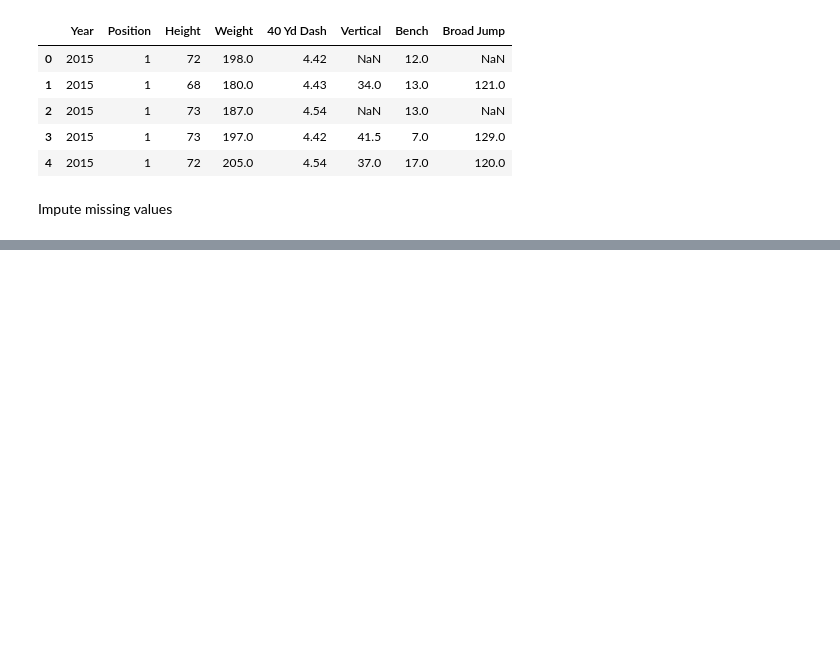
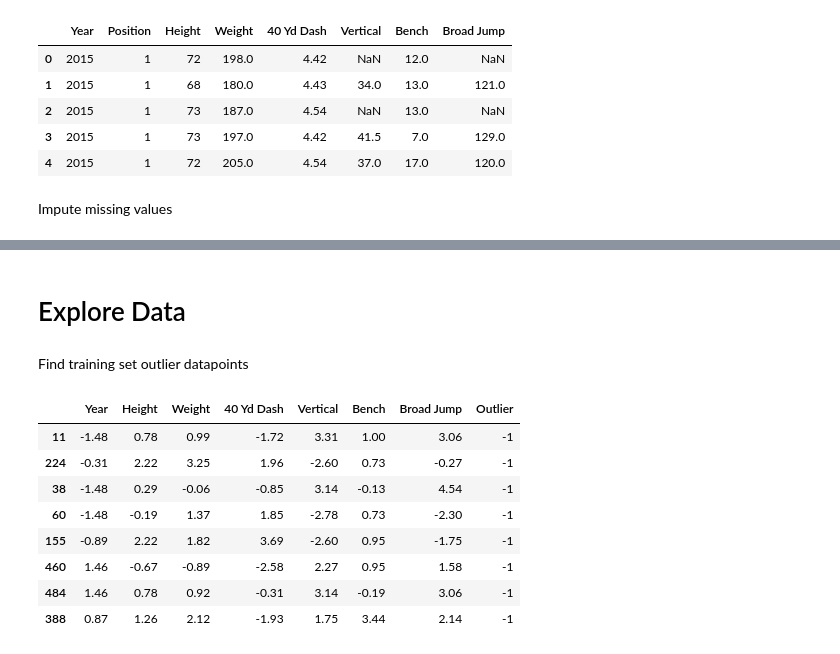
Before and after one commit to blantj/NFL_Position_Classification, a Jupyter notebook: Modeling.ipynb, the cells around one changed output, grey strips where cells are left out. Saved outputs shown, nothing was run; the diff lists cells and outputs as text; code cells hidden in the pictures; blank space fills up the shorter version.

```diff
--- a/Modeling.ipynb
+++ b/Modeling.ipynb
@@ -123,0 +188,31 @@ Impute missing values
+# %% [markdown]
+# Explore Data
+# %% [markdown]
+Find training set outlier datapoints
+# %%
+outlier_x = df.drop(columns='Position')
+outlier_y = df['Position']
+outlier_x_train, outlier_x_test, outlier_y_train, outlier_y_test = train_test_split(outlier_x, outlier_y,
+                                                                                    test_size=0.2, random_state=91)
+
+outlier_ss = StandardScaler()
+outlier_ss.fit(outlier_x_train)
+outlier_x_train = pd.DataFrame(outlier_ss.transform(outlier_x_train), columns=outlier_x_train.columns,
+                              index=outlier_x_train.index)
+outlier_x_test = pd.DataFrame(outlier_ss.transform(outlier_x_test), columns=outlier_x_test.columns,
+                             index=outlier_x_test.index)
+
+isf = IsolationForest(contamination=.02)
+isf.fit(outlier_x_train)
+outlier_x_train['Outlier'] = isf.predict(outlier_x_train)
+outlier_x_train[outlier_x_train['Outlier']==-1].round(2)
+# %% [output]
+|  | Year | Height | Weight | 40 Yd Dash | Vertical | Bench | Broad Jump | Outlier |
+| 11 | -1.48 | 0.78 | 0.99 | -1.72 | 3.31 | 1.00 | 3.06 | -1 |
+| 224 | -0.31 | 2.22 | 3.25 | 1.96 | -2.60 | 0.73 | -0.27 | -1 |
+| 38 | -1.48 | 0.29 | -0.06 | -0.85 | 3.14 | -0.13 | 4.54 | -1 |
+| 60 | -1.48 | -0.19 | 1.37 | 1.85 | -2.78 | 0.73 | -2.30 | -1 |
+| 155 | -0.89 | 2.22 | 1.82 | 3.69 | -2.60 | 0.95 | -1.75 | -1 |
+| 460 | 1.46 | -0.67 | -0.89 | -2.58 | 2.27 | 0.95 | 1.58 | -1 |
+| 484 | 1.46 | 0.78 | 0.92 | -0.31 | 3.14 | -0.19 | 3.06 | -1 |
+| 388 | 0.87 | 1.26 | 2.12 | -1.93 | 1.75 | 3.44 | 2.14 | -1 |
```
Also changed, not shown: parts of 15 cells of this notebook.
